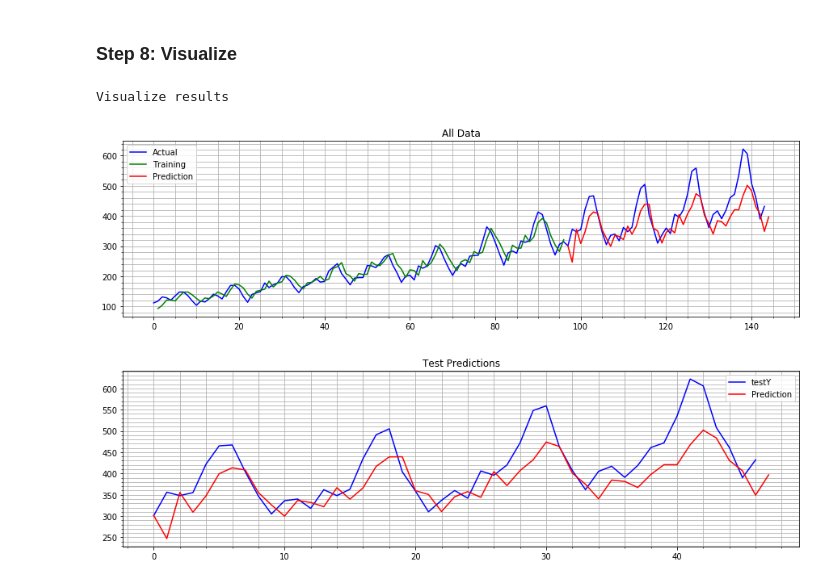
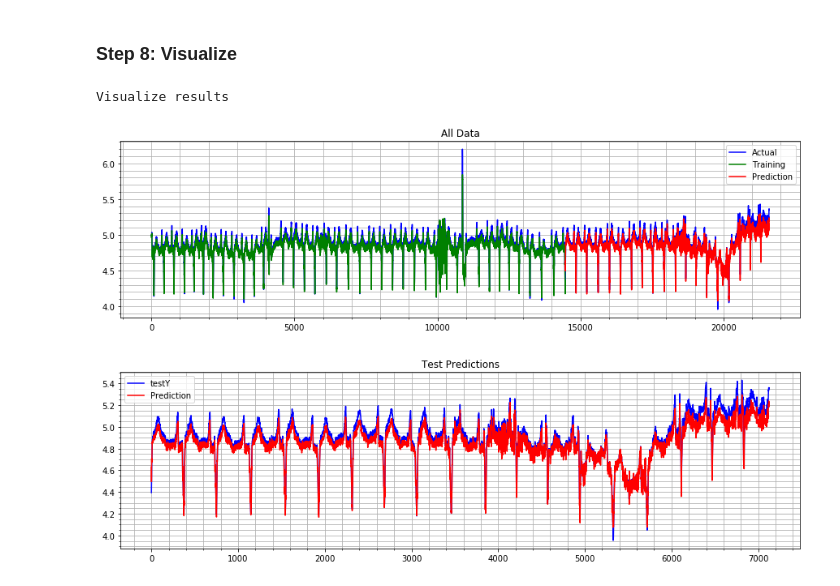
Before and after one commit to ahfant/TensorFlow, a Jupyter notebook: Time Series/LSTM/Stateful_LSTM_Time Series.ipynb, the cells around one changed output. Cells and saved outputs as stored; diff of their text form; code cells hidden in the pictures.

Commit message:
tested with ECG data and added loss graph

```diff
--- a/Time Series/LSTM/Stateful_LSTM_Time Series.ipynb
+++ b/Time Series/LSTM/Stateful_LSTM_Time Series.ipynb
@@ -90,5 +103,9 @@ def load_dataset(filename, header, usecols, skipfooter):
 # %%
 # load the dataset
 # https://datamarket.com/data/set/22u3/international-airline-passengers-monthly-totals-in-thousands-jan-49-dec-60#!ds=22u3&display=line
-dataset = load_dataset(filename='data/international-airline-passengers.csv', header='infer', usecols=[1], skipfooter=2)
+#dataset = load_dataset(filename='data/international-airline-passengers.csv', header='infer', usecols=[1], skipfooter=2)
+#dataset = load_dataset(filename='data/sp500.csv', header=None, usecols=[0], skipfooter=0)
+#dataset = load_dataset(filename='data/household_power_consumption_cleansed.txt', header='infer', usecols=[2], skipfooter=0, delimiter=';')
+
+dataset = load_dataset(filename='data/mitdbx_mitdbx_108.txt', header=None, usecols=[1], skipfooter=0, delim_whitespace=True)
 # %% [output]
@@ -133,14 +151,14 @@ def split_train_test_data(dataset, look_back, split):
     testX = np.reshape(testX, (testX.shape[0], testX.shape[1], 1))
 
     # add last entry from dataset to be able to predict unknown testY
-    temp = dataset[len(dataset_norm) - timesteps:len(dataset_norm), 0]
+    temp = dataset[len(dataset) - timesteps:len(dataset), 0]
     temp = np.reshape(temp, (1, temp.shape[0]))
     temp = np.reshape(temp, (temp.shape[0], temp.shape[1], 1))
     testX = np.append(testX, temp, 0)
 
     return trainX, trainY, testX, testY
 # %%
-trainX, trainY, testX, testY = split_train_test_data(dataset_norm, look_back=timesteps, split=0.67)
+trainX, trainY, testX, testY = split_train_test_data(dataset_norm[0:data_size,:], look_back=timesteps, split=0.67)
 print('Data split into train and test set.')
 # %% [output]
 Data split into train and test set.
@@ -183,6 +201,7 @@ _________________________________________________________________
 ### Step 6: Train
 # %%
 print('Start training...')
+loss_history = []
 for i in range(epochs):
     print('Epoch', i+1, '/', epochs)
 
@@ -193,12 +212,15 @@ for i in range(epochs):
     # Each of these series are offset by one step and can be
     # extracted with cos[i::batch_size].
 
-    model.fit(trainX,
-              trainY,
-              epochs=1,
-              batch_size=batch_size,
-              verbose=2,
-              shuffle=False)
+    history = model.fit(
+                    trainX,
+                    trainY,
+                    epochs=1,
+                    batch_size=batch_size,
+                    verbose=2,
+                    shuffle=False
+                )
+    loss_history.append(history.history['loss'])
     model.reset_states() # required for stateful LSTMs
 # %% [output]
 Start training...
@@ -259,45 +291,45 @@ Train Score: 21.15 RMSE
 print('Visualize results')
 
 # shift train predictions for plotting
-trainPredictPlot = np.empty_like(dataset_norm) # create array with same shape as dataset
+trainPredictPlot = np.empty_like(dataset_norm[0:data_size,:]) # create array with same shape as dataset
 trainPredictPlot[:, :] = np.nan # fill with nan
 trainPredictPlot[timesteps:len(trainPredict) + timesteps, :] = trainPredict
 
 # shift test predictions for plotting
-testPredictPlot = np.empty_like(dataset_norm) # create array with same shape as dataset
+testPredictPlot = np.empty_like(dataset_norm[0:data_size,:]) # create array with same shape as dataset
 testPredictPlot[:, :] = np.nan # fill with nan
 test = ['nan']
 test = np.reshape(test, (len(test), 1))
 testPredictPlot = np.append(testPredictPlot, test, 0)
-testPredictPlot[len(trainPredict) + timesteps:len(dataset_norm) + 1, :] = testPredict
+testPredictPlot[len(trainPredict) + timesteps:len(dataset_norm[0:data_size,:]) + 1, :] = testPredict
 
 # plot baseline and predictions
 plt.figure(figsize=(15,4))
 plt.title('All Data')
-plt.plot(scaler.inverse_transform(dataset_norm), color='b', label='Actual')
+plt.plot(scaler.inverse_transform(dataset_norm[0:data_size,:]), color='b', label='Actual')
 plt.plot(trainPredictPlot, color='g', label='Training')
 plt.plot(testPredictPlot, color='r', label='Prediction')
 plt.grid(True)
 plt.grid(b=True, which='minor', axis='both')
 plt.minorticks_on()
 plt.legend()
 plt.show()
 
 # zoom in on the test predictions
 plt.figure(figsize=(15,4))
 plt.title('Test Predictions')
 
 testYPlot = np.reshape(testY, [testY.shape[1], 1]) # testY is [0, n] need to change shape to [n, 0] to plot it
 testYPlot = testYPlot[testYPlot.shape[0] - len(testPredict) + 1:testYPlot.shape[0]] # +1, because testY has one less value than testPredict
 plt.plot(testYPlot, color='b', label='testY')
 testPredictPlot = testPredict[len(testPredict) - len(testPredict):len(testPredict), :]
 plt.plot(testPredictPlot, color='r', label='Prediction')
 plt.grid(True)
 plt.grid(b=True, which='minor', axis='both')
 plt.minorticks_on()
 plt.legend()
 plt.show()
 # %% [output]
 Visualize results
-[figure, old version]
+[figure, new version]
-[figure, old version]
+[figure, new version]
```
Also changed, not shown: parts of 7 cells of this notebook.
